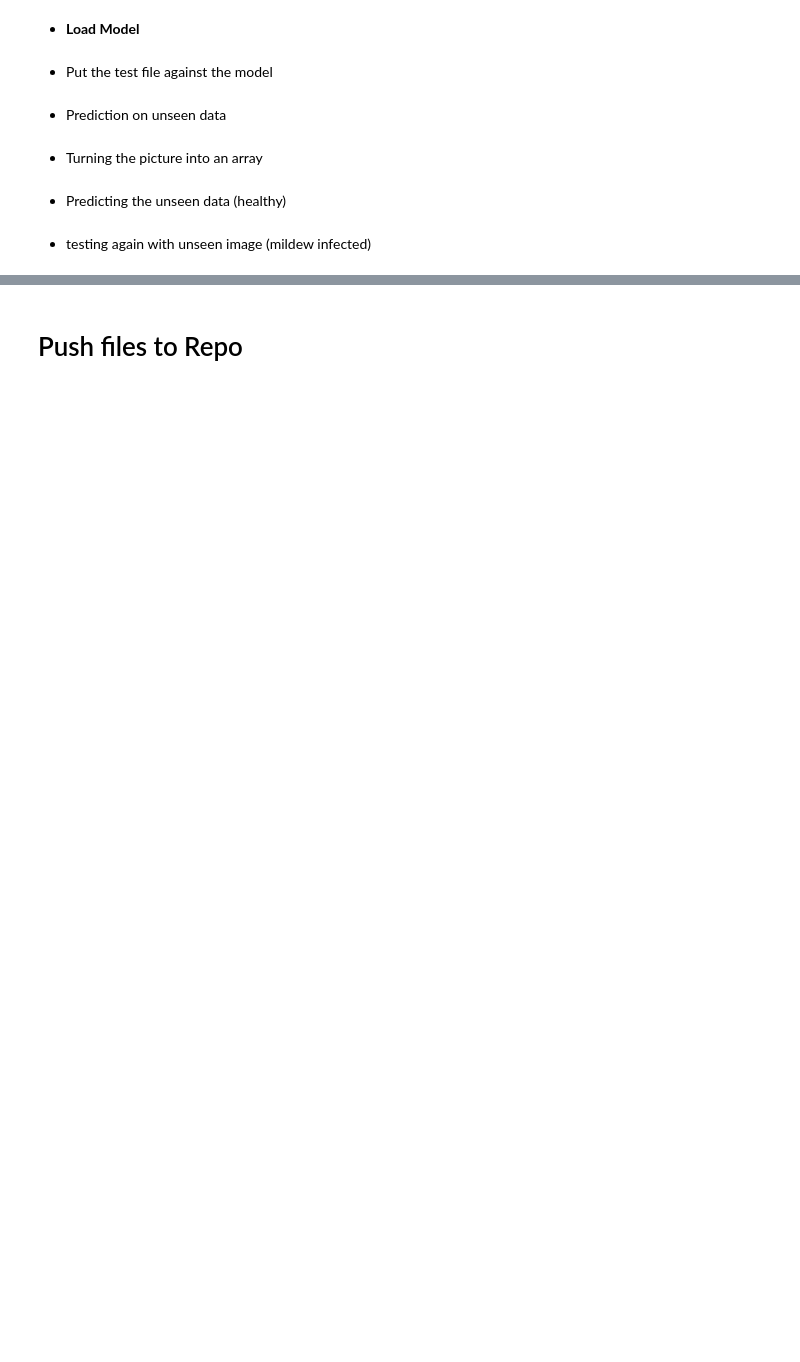
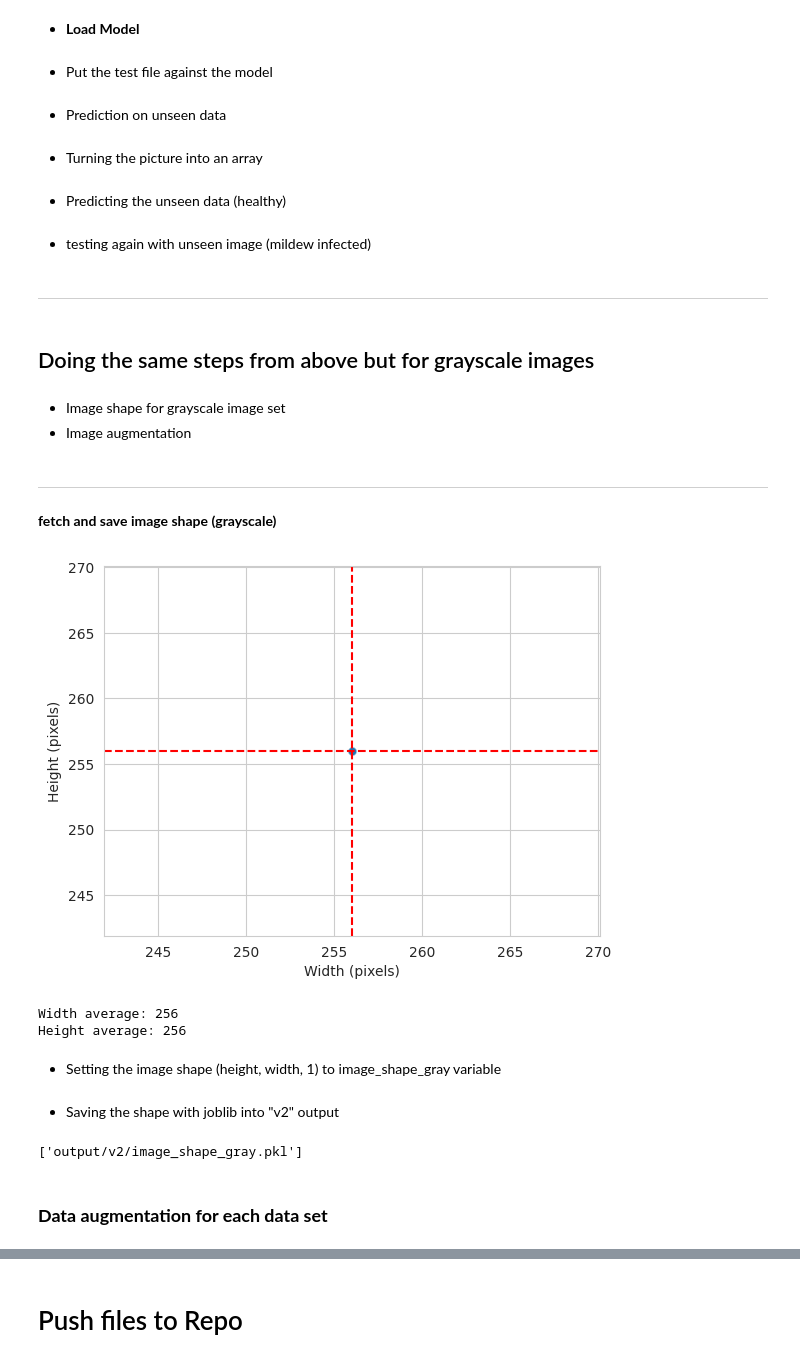
Before and after one commit to AlbinHall/mildew-detection, a Jupyter notebook: jupyter_notebooks/3-ModellingEvaluating.ipynb, the cells around one changed output, grey strips where cells are left out. Drawn from its saved outputs; the diff is of its cells as text; code cells hidden in the pictures; blank space fills up the shorter version.

Commit message:
create model for grayscale images

```diff
--- a/jupyter_notebooks/3-ModellingEvaluating.ipynb
+++ b/jupyter_notebooks/3-ModellingEvaluating.ipynb
@@ -390,3 +425,40 @@ if pred_class == target_map[0]:
 
 print(pred_proba)
 print(pred_class)
+# %% [markdown]
+---
+# %% [markdown]
+## Doing the same steps from above but for grayscale images
+# %% [markdown]
+* Image shape for grayscale image set
+* Image augmentation
+# %% [markdown]
+---
+# %% [markdown]
+**fetch and save image shape (grayscale)**
+# %%
+dim1, dim2 = [], []
+for label in labels_gray:
+    for image_filename in os.listdir(train_path_gray + '/' + label):
+        img = imread(train_path_gray + '/' + label + '/' + image_filename)
+        d1, d2 = img.shape
+        dim1.append(d1)  # image height
+        dim2.append(d2)  # image width
+
+sns.set_style("whitegrid")
+fig, axes = plt.subplots()
+sns.scatterplot(x=dim2, y=dim1, alpha=0.2)
+axes.set_xlabel("Width (pixels)")
+axes.set_ylabel("Height (pixels)")
+dim1_mean = int(np.array(dim1).mean())
+dim2_mean = int(np.array(dim2).mean())
+axes.axvline(x=dim1_mean, color='r', linestyle='--')
+axes.axhline(y=dim2_mean, color='r', linestyle='--')
+plt.show()
+print(f"Width average: {dim2_mean} \nHeight average: {dim1_mean}")
+# %% [output]
+[figure, added]
+Width average: 256
+Height average: 256
+# %% [markdown]
+* Setting the image shape (height, width, 1) to image_shape_gray variable
@@ -392,0 +467,8 @@ print(pred_class)
+# %% [markdown]
+* Saving the shape with joblib into "v2" output
+# %%
+joblib.dump(value=image_shape_gray, filename=f"{file_path_two}/image_shape_gray.pkl")
+# %% [output]
+['output/v2/image_shape_gray.pkl']
+# %% [markdown]
+### **Data augmentation for each data set**
```
Also changed, not shown: parts of 45 cells of this notebook, 2 other files.
